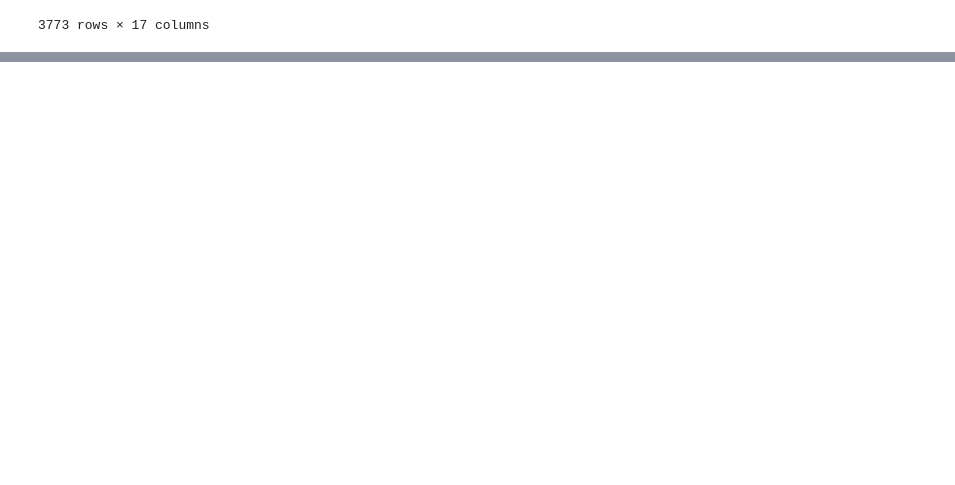
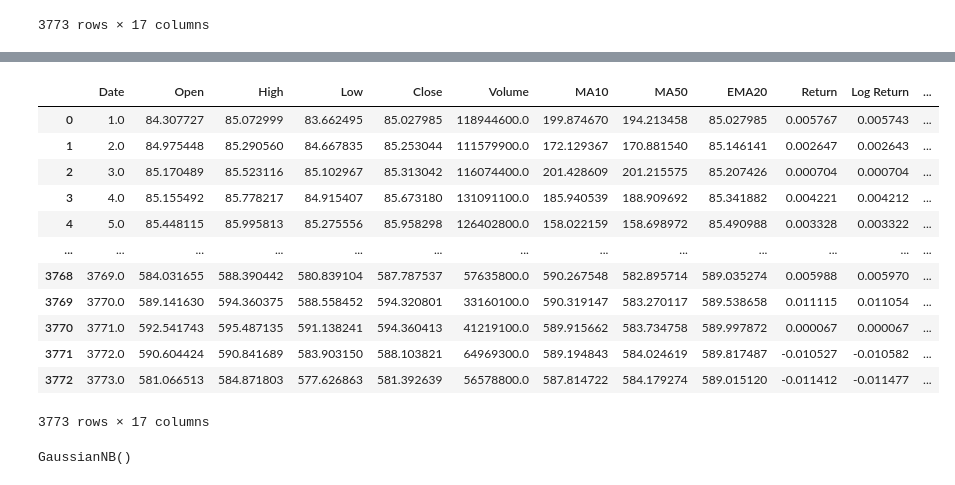
Before and after one commit to Bissapinho/Trend-classifier, a Jupyter notebook: notebooks/models.ipynb, the cells around one changed output, grey strips where cells are left out. Drawn from its saved outputs; the diff is of its cells as text; code cells hidden in the pictures; blank space fills up the shorter version.

Commit message:
knn imputer

```diff
--- a/notebooks/models.ipynb
+++ b/notebooks/models.ipynb
@@ -24,3 +24,10 @@ df
 | 3771 | 2024-12-27 00:00:00-05:00 | 590.604424 | 590.841689 | 583.903150 | 588.103821 | 64969300 | 589.194843 | 584.024619 | 589.817487 | -0.010527 | -0.010582 | ... |
 | 3772 | 2024-12-30 00:00:00-05:00 | 581.066513 | 584.871803 | 577.626863 | 581.392639 | 56578800 | 587.814722 | 584.179274 | 589.015120 | -0.011412 | -0.011477 | ... |
 3773 rows × 17 columns
+# %%
+df1 = df.copy()
+df1['Trend'] = df1['Trend'].map(lambda x: 0 if x == 'Range' else 1 if x == 'Bear' else 2)
+
+
+days = np.arange(1, 3774, 1)
+df1['Date'] = days
@@ -26,0 +50,29 @@ df
+# %%
+from sklearn.impute import KNNImputer
+
+#handles missing values et rename the columns accordingly
+KNNI = KNNImputer()
+new = KNNI.fit_transform(df1)
+df1 = pd.DataFrame(new)
+
+df1.columns = [
+    "Date", "Open", "High", "Low", "Close", "Volume",
+    "MA10", "MA50", "EMA20", "Return", "Log Return",
+    "Volatility", "Distance_MA50", "Distance_EMA20",
+    "Cumulated_Return_5d", "RSI14", "Trend"
+]
+df1
+# %% [output]
+|  | Date | Open | High | Low | Close | Volume | MA10 | MA50 | EMA20 | Return | Log Return | ... |
+| 0 | 1.0 | 84.307727 | 85.072999 | 83.662495 | 85.027985 | 118944600.0 | 199.874670 | 194.213458 | 85.027985 | 0.005767 | 0.005743 | ... |
+| 1 | 2.0 | 84.975448 | 85.290560 | 84.667835 | 85.253044 | 111579900.0 | 172.129367 | 170.881540 | 85.146141 | 0.002647 | 0.002643 | ... |
+| 2 | 3.0 | 85.170489 | 85.523116 | 85.102967 | 85.313042 | 116074400.0 | 201.428609 | 201.215575 | 85.207426 | 0.000704 | 0.000704 | ... |
+| 3 | 4.0 | 85.155492 | 85.778217 | 84.915407 | 85.673180 | 131091100.0 | 185.940539 | 188.909692 | 85.341882 | 0.004221 | 0.004212 | ... |
+| 4 | 5.0 | 85.448115 | 85.995813 | 85.275556 | 85.958298 | 126402800.0 | 158.022159 | 158.698972 | 85.490988 | 0.003328 | 0.003322 | ... |
+| ... | ... | ... | ... | ... | ... | ... | ... | ... | ... | ... | ... | ... |
+| 3768 | 3769.0 | 584.031655 | 588.390442 | 580.839104 | 587.787537 | 57635800.0 | 590.267548 | 582.895714 | 589.035274 | 0.005988 | 0.005970 | ... |
+| 3769 | 3770.0 | 589.141630 | 594.360375 | 588.558452 | 594.320801 | 33160100.0 | 590.319147 | 583.270117 | 589.538658 | 0.011115 | 0.011054 | ... |
+| 3770 | 3771.0 | 592.541743 | 595.487135 | 591.138241 | 594.360413 | 41219100.0 | 589.915662 | 583.734758 | 589.997872 | 0.000067 | 0.000067 | ... |
+| 3771 | 3772.0 | 590.604424 | 590.841689 | 583.903150 | 588.103821 | 64969300.0 | 589.194843 | 584.024619 | 589.817487 | -0.010527 | -0.010582 | ... |
+| 3772 | 3773.0 | 581.066513 | 584.871803 | 577.626863 | 581.392639 | 56578800.0 | 587.814722 | 584.179274 | 589.015120 | -0.011412 | -0.011477 | ... |
+3773 rows × 17 columns
@@ -26,0 +89,5 @@ df
+# %%
+NB1 = GaussianNB()
+NB1.fit(X_train, y_train)
+# %% [output]
+GaussianNB()
```
Also changed, not shown: parts of 3 cells of this notebook.
